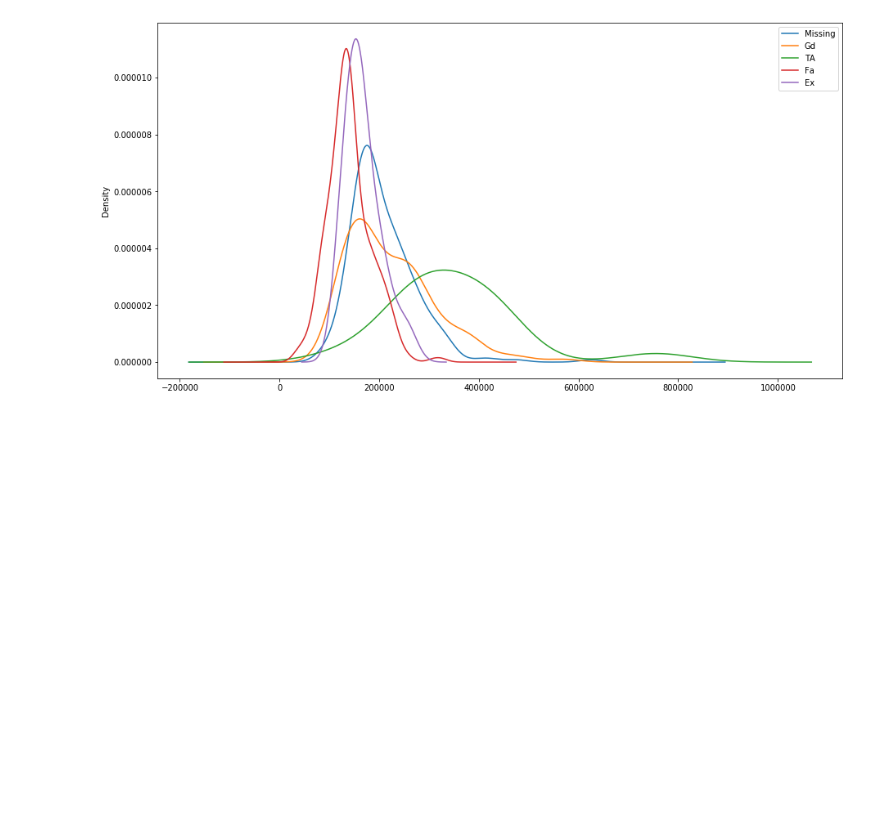
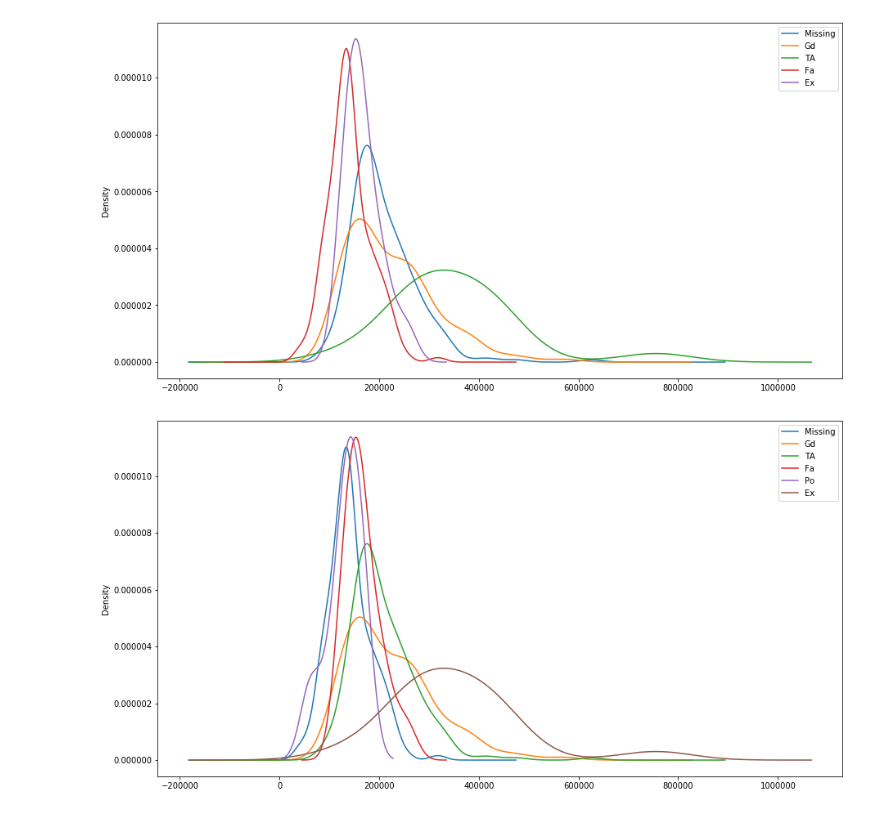
Before and after one commit to KarthikKothareddy/FeatureEngineering, a Jupyter notebook: Missing_Data_Imputation_2.ipynb, the cells around one changed output. Drawn from its saved outputs; the diff is of its cells as text; code cells hidden in the pictures; blank space fills up the shorter version.

```diff
--- a/Missing_Data_Imputation_2.ipynb
+++ b/Missing_Data_Imputation_2.ipynb
@@ -359,15 +359,18 @@ ax.legend(lines, labels, loc='best')
 
 def kde_plot(df, feature, target):
 
-    fig = plt.figure()
+    fig = plt.figure(figsize=(15, 8))
     ax = fig.add_subplot(111)
-
+    # loop through the cardinality
     for category in df[feature].unique():
         df[df[feature]==category][target].plot(kind='kde', ax=ax)
 
-    # add the legend
+    # legend
     lines, labels = ax.get_legend_handles_labels()
-    labels = df[variable].unique()
+    labels = df[feature].unique()
     ax.legend(lines, labels, loc='best')
-
     plt.show()
+# %%
+kde_plot(x_train, 'FireplaceQu', 'SalePrice')
+# %% [output]
+[figure, added]
```
Also changed, not shown: parts of 2 cells of this notebook.
